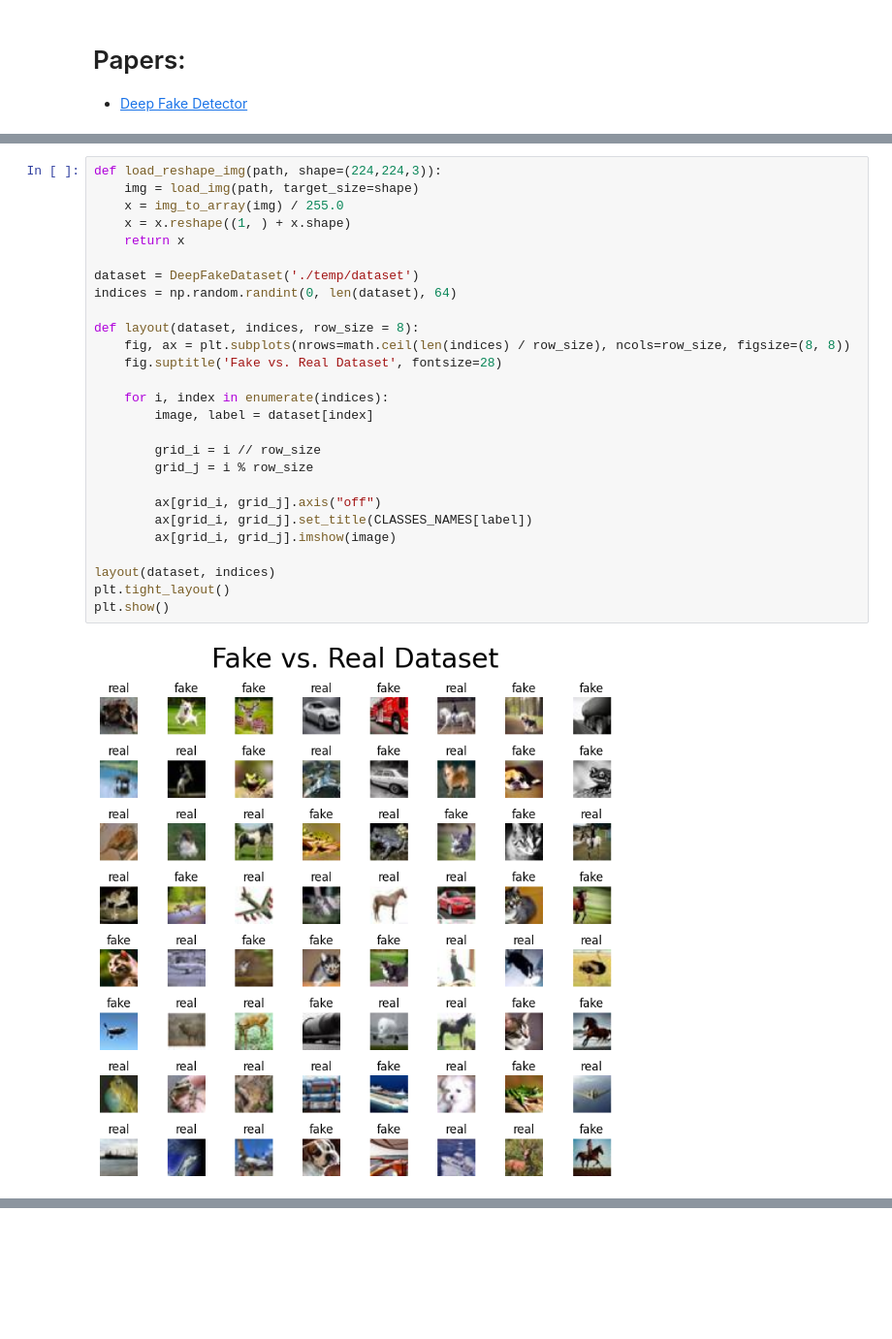
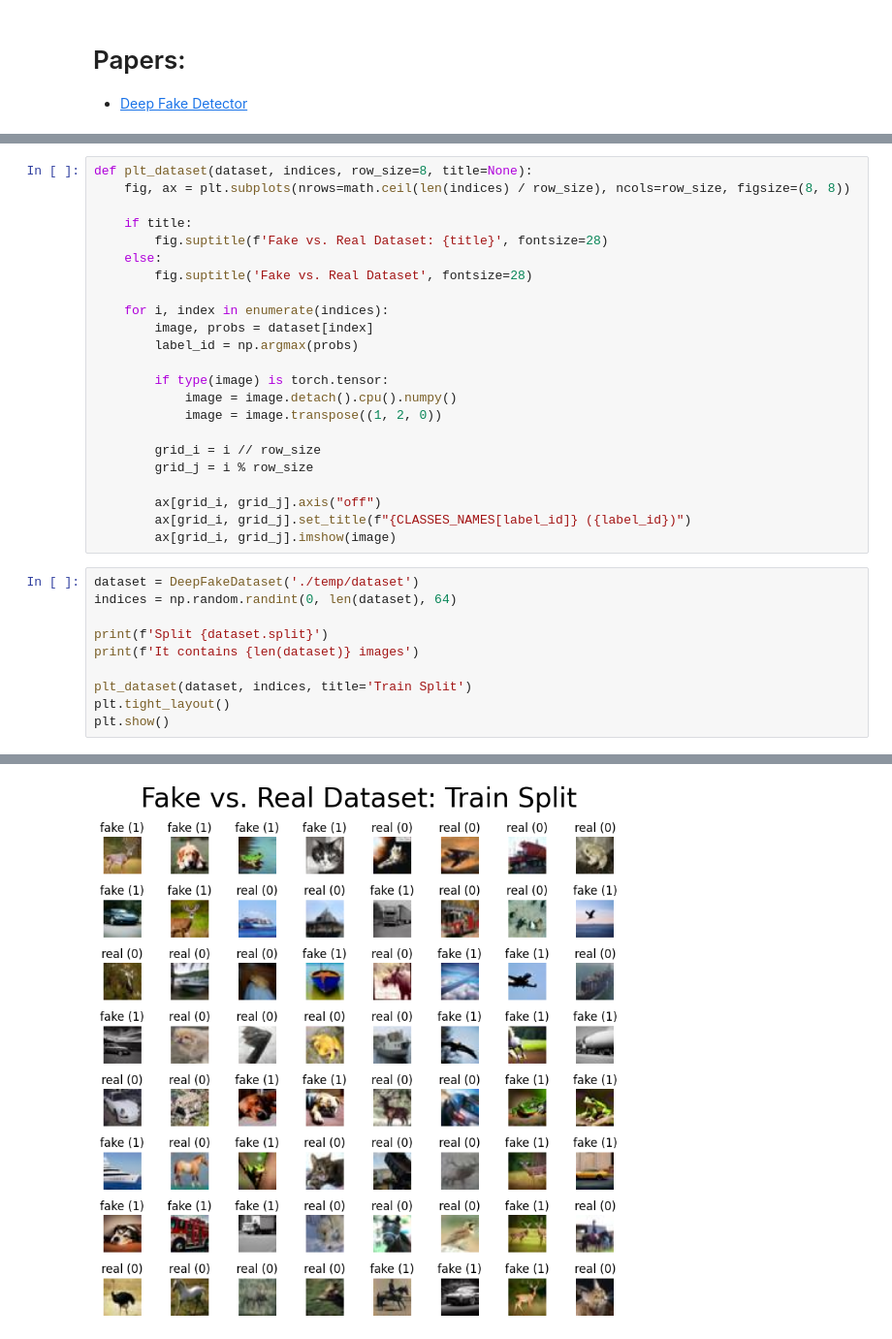
Before and after one commit to st235/HSE.SyntheticDetection, a Jupyter notebook: SyntheticsDetection.ipynb, the cells around one changed output, grey strips where cells are left out. Shown at 97% size. Cells and saved outputs as stored; diff of their text form; blank space fills up the shorter version.

```diff
--- a/SyntheticsDetection.ipynb
+++ b/SyntheticsDetection.ipynb
@@ -65,29 +81,34 @@ class DeepFakeDataset(Dataset):
-# %%
-def load_reshape_img(path, shape=(224,224,3)):
-    img = load_img(path, target_size=shape)
-    x = img_to_array(img) / 255.0
-    x = x.reshape((1, ) + x.shape)
-    return x
-
-dataset = DeepFakeDataset('./temp/dataset')
-indices = np.random.randint(0, len(dataset), 64)
-
-def layout(dataset, indices, row_size = 8):
-    fig, ax = plt.subplots(nrows=math.ceil(len(indices) / row_size), ncols=row_size, figsize=(8, 8))
-    fig.suptitle('Fake vs. Real Dataset', fontsize=28)
-
-    for i, index in enumerate(indices):
-        image, label = dataset[index]
-
-        grid_i = i // row_size
-        grid_j = i % row_size
-
-        ax[grid_i, grid_j].axis("off")
-        ax[grid_i, grid_j].set_title(CLASSES_NAMES[label])
-        ax[grid_i, grid_j].imshow(image)
-
-layout(dataset, indices)
-plt.tight_layout()
-plt.show()
-# %% [output]
-[figure, removed]
+# %%
+def plt_dataset(dataset, indices, row_size=8, title=None):
+    fig, ax = plt.subplots(nrows=math.ceil(len(indices) / row_size), ncols=row_size, figsize=(8, 8))
+
+    if title:
+        fig.suptitle(f'Fake vs. Real Dataset: {title}', fontsize=28)
+    else:
+        fig.suptitle('Fake vs. Real Dataset', fontsize=28)
+
+    for i, index in enumerate(indices):
+        image, probs = dataset[index]
+        label_id = np.argmax(probs)
+
+        if type(image) is torch.tensor:
+            image = image.detach().cpu().numpy()
+            image = image.transpose((1, 2, 0))
+
+        grid_i = i // row_size
+        grid_j = i % row_size
+
+        ax[grid_i, grid_j].axis("off")
+        ax[grid_i, grid_j].set_title(f"{CLASSES_NAMES[label_id]} ({label_id})")
+        ax[grid_i, grid_j].imshow(image)
+# %%
+dataset = DeepFakeDataset('./temp/dataset')
+indices = np.random.randint(0, len(dataset), 64)
+
+print(f'Split {dataset.split}')
+print(f'It contains {len(dataset)} images')
+
+plt_dataset(dataset, indices, title='Train Split')
+plt.tight_layout()
+plt.show()
+# %% [output]
@@ -93,0 +117 @@ plt.show()
+[figure, added]
```
Also changed, not shown: parts of 15 cells of this notebook, 2 other files.
